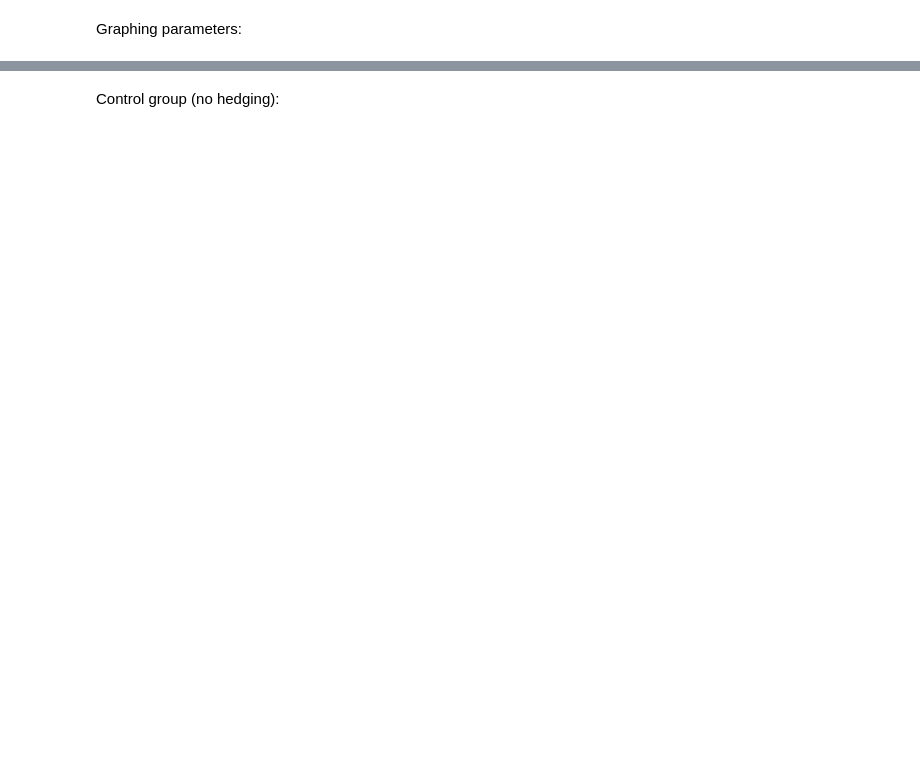
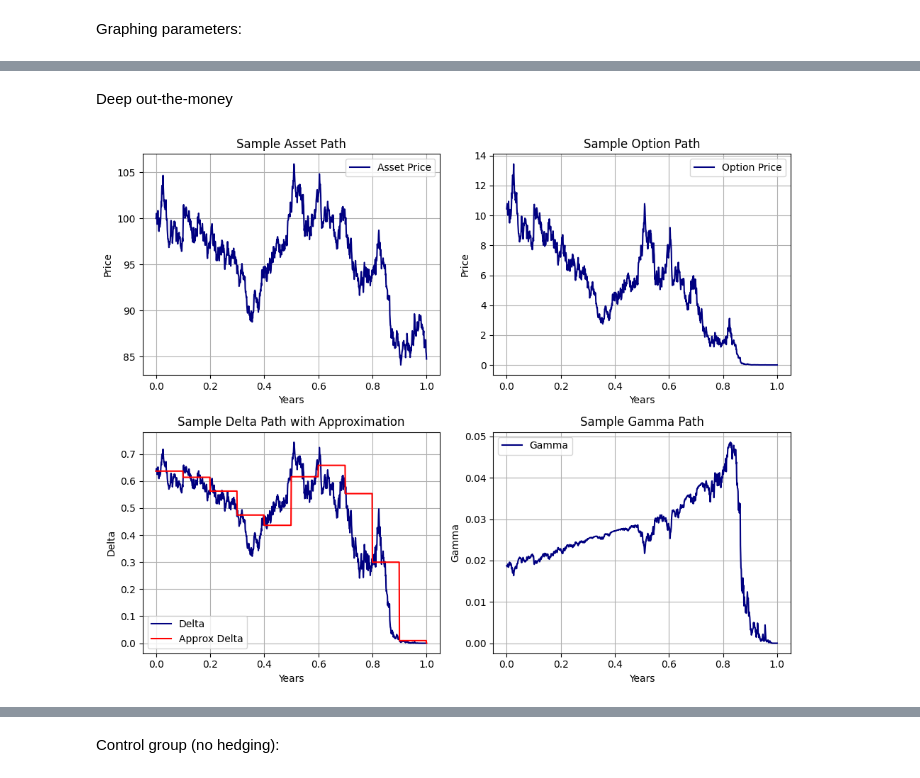
Before and after one commit to Richard1Dev/black-scholes-model-implementation, a Jupyter notebook: notebooks/delta_hedging_analysis.ipynb, the cells around one changed output, grey strips where cells are left out. Cells and saved outputs as stored; diff of their text form; code cells hidden in the pictures; blank space fills up the shorter version.

```diff
--- a/notebooks/delta_hedging_analysis.ipynb
+++ b/notebooks/delta_hedging_analysis.ipynb
@@ -105,0 +100,6 @@ if save_figures:
+# %% [markdown]
+Deep out-the-money
+# %%
+plot_paths(results, 3, 'paths_OTM', SAVE_FIGS)
+# %% [output]
+[figure, added]
```
Also changed, not shown: parts of 36 cells of this notebook, 20 other files.
